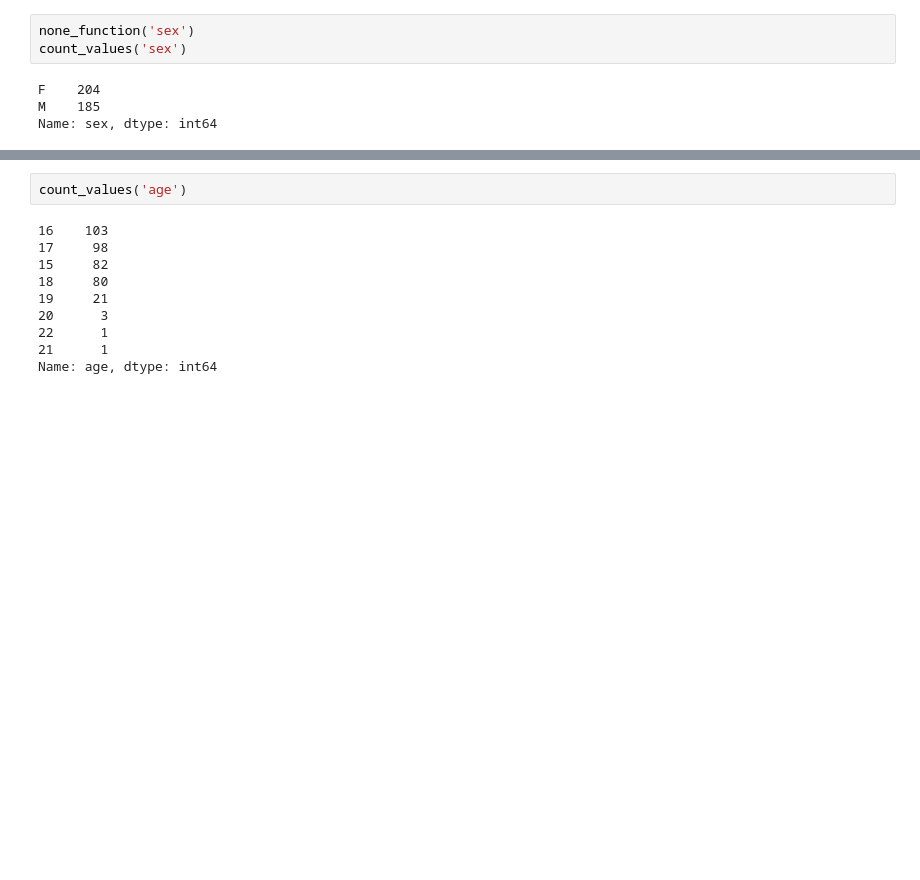
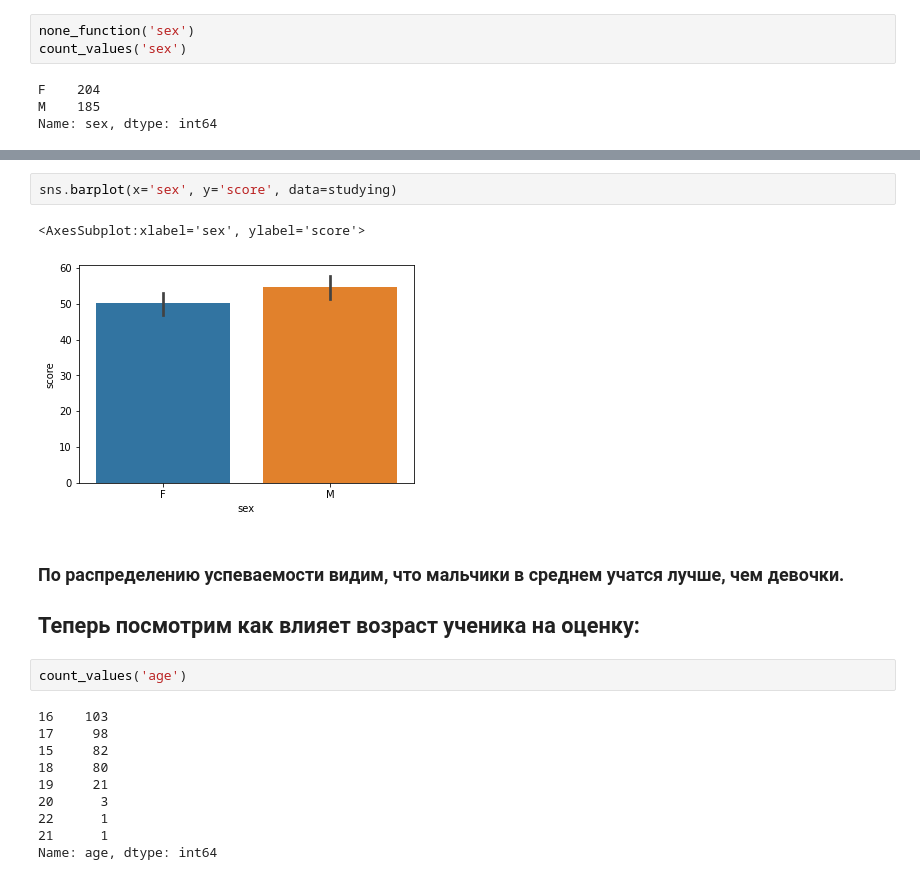
Before and after one commit to novikaj/AlinaProjects, a Jupyter notebook: module_2/0_project_2_EDA.ipynb, the cells around one changed output, grey strips where cells are left out. Saved outputs shown, nothing was run; the diff lists cells and outputs as text; blank space fills up the shorter version.

```diff
--- a/module_2/0_project_2_EDA.ipynb
+++ b/module_2/0_project_2_EDA.ipynb
@@ -95,3 +129,12 @@ Name: sex, dtype: int64
+# %%
+sns.barplot(x='sex', y='score', data=studying)
+# %% [output]
+<AxesSubplot:xlabel='sex', ylabel='score'>
+[figure, added]
+# %% [markdown]
+### По распределению успеваемости видим, что мальчики в среднем учатся лучше, чем девочки.
+
+## Теперь посмотрим как влияет возраст ученика на оценку:
 # %%
 count_values('age')
 # %% [output]
```
Also changed, not shown: parts of 123 cells of this notebook.
